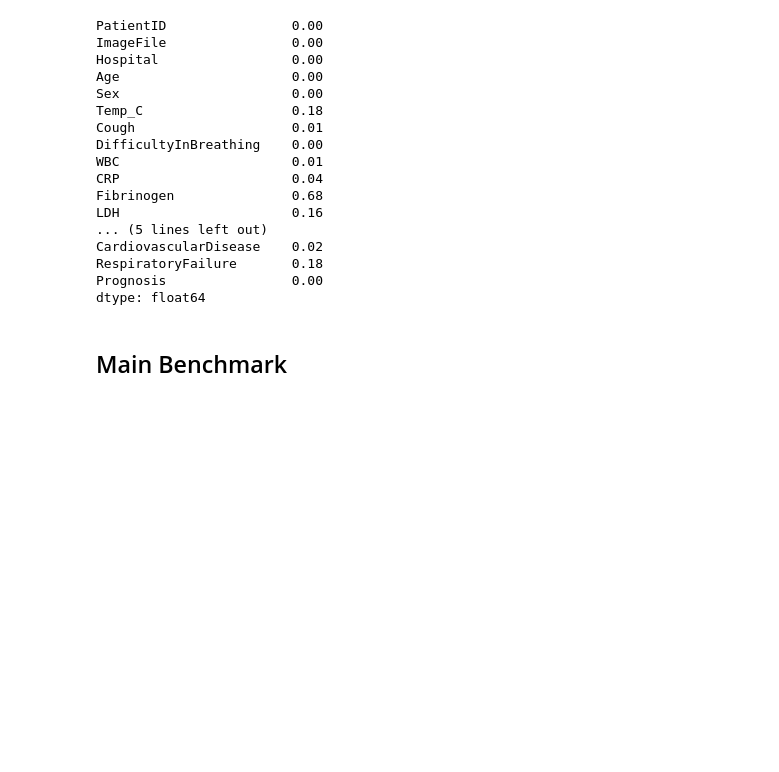
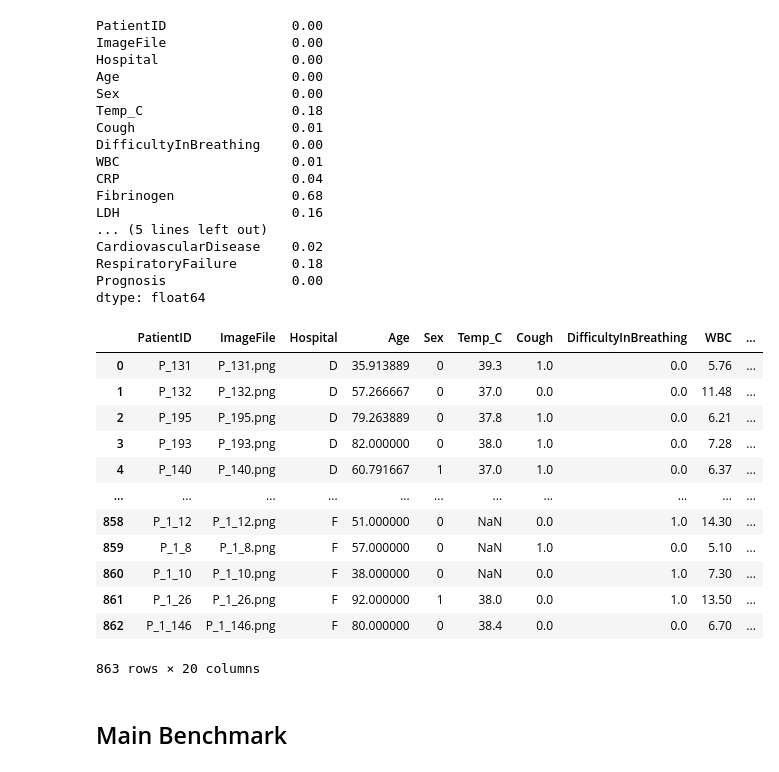
Before and after one commit to maxxxzdn/covid_challenge, a Jupyter notebook: Generate Missing Data.ipynb, the cells around one changed output. Saved outputs shown, nothing was run; the diff lists cells and outputs as text; code cells hidden in the pictures; blank space fills up the shorter version.

```diff
--- a/Generate Missing Data.ipynb
+++ b/Generate Missing Data.ipynb
@@ -133,6 +133,22 @@ def evaluate(data, algorithm):
     algorithm.fit(train)
     restored_data = algorithm.transform(missed_data[1])
     return np.linalg.norm(restored_data-full_data[1], ord = 2)
+# %%
+data
+# %% [output]
+|  | PatientID | ImageFile | Hospital | Age | Sex | Temp_C | Cough | DifficultyInBreathing | WBC | ... |
+| 0 | P_131 | P_131.png | D | 35.913889 | 0 | 39.3 | 1.0 | 0.0 | 5.76 | ... |
+| 1 | P_132 | P_132.png | D | 57.266667 | 0 | 37.0 | 0.0 | 0.0 | 11.48 | ... |
+| 2 | P_195 | P_195.png | D | 79.263889 | 0 | 37.8 | 1.0 | 0.0 | 6.21 | ... |
+| 3 | P_193 | P_193.png | D | 82.000000 | 0 | 38.0 | 1.0 | 0.0 | 7.28 | ... |
+| 4 | P_140 | P_140.png | D | 60.791667 | 1 | 37.0 | 1.0 | 0.0 | 6.37 | ... |
+| ... | ... | ... | ... | ... | ... | ... | ... | ... | ... | ... |
+| 858 | P_1_12 | P_1_12.png | F | 51.000000 | 0 | NaN | 0.0 | 1.0 | 14.30 | ... |
+| 859 | P_1_8 | P_1_8.png | F | 57.000000 | 0 | NaN | 1.0 | 0.0 | 5.10 | ... |
+| 860 | P_1_10 | P_1_10.png | F | 38.000000 | 0 | NaN | 0.0 | 1.0 | 7.30 | ... |
+| 861 | P_1_26 | P_1_26.png | F | 92.000000 | 1 | 38.0 | 0.0 | 1.0 | 13.50 | ... |
+| 862 | P_1_146 | P_1_146.png | F | 80.000000 | 0 | 38.4 | 0.0 | 0.0 | 6.70 | ... |
+863 rows × 20 columns
 # %% [markdown]
 ## Main Benchmark
 # %%
```
Also changed, not shown: parts of 6 cells of this notebook, 1 other file.
